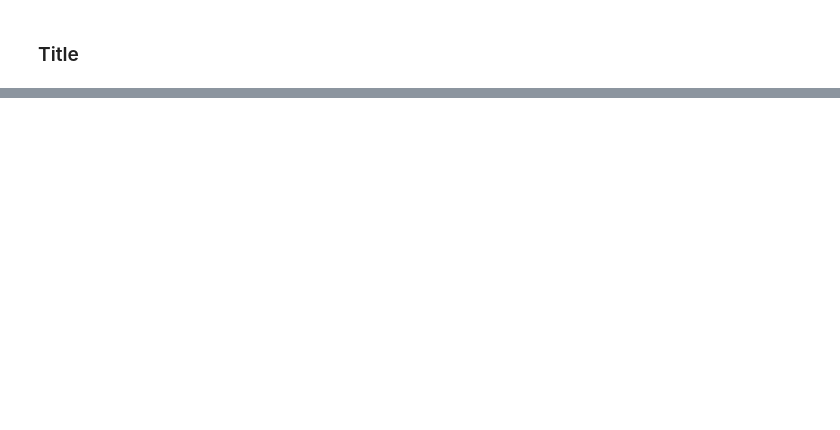
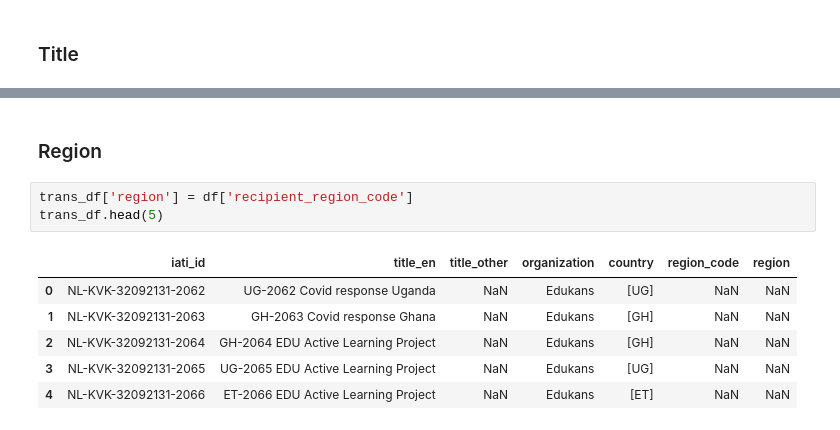
Before and after one commit to JanMuehlnikel/NLP-Development-Banks-Collaboration-Analyzer, a Jupyter notebook: data/preprocessing/transform_json.ipynb, the cells around one changed output, grey strips where cells are left out. Saved outputs shown, nothing was run; the diff lists cells and outputs as text; blank space fills up the shorter version.

```diff
--- a/data/preprocessing/transform_json.ipynb
+++ b/data/preprocessing/transform_json.ipynb
@@ -127,0 +152,12 @@ Name: title_other, dtype: object
+# %% [markdown]
+### Region
+# %%
+trans_df['region'] = df['recipient_region_code']
+trans_df.head(5)
+# %% [output]
+|  | iati_id | title_en | title_other | organization | country | region_code | region |
+| 0 | NL-KVK-32092131-2062 | UG-2062 Covid response Uganda | NaN | Edukans | [UG] | NaN | NaN |
+| 1 | NL-KVK-32092131-2063 | GH-2063 Covid response Ghana | NaN | Edukans | [GH] | NaN | NaN |
+| 2 | NL-KVK-32092131-2064 | GH-2064 EDU Active Learning Project | NaN | Edukans | [GH] | NaN | NaN |
+| 3 | NL-KVK-32092131-2065 | UG-2065 EDU Active Learning Project | NaN | Edukans | [UG] | NaN | NaN |
+| 4 | NL-KVK-32092131-2066 | ET-2066 EDU Active Learning Project | NaN | Edukans | [ET] | NaN | NaN |
```
Also changed, not shown: parts of 17 cells of this notebook.
